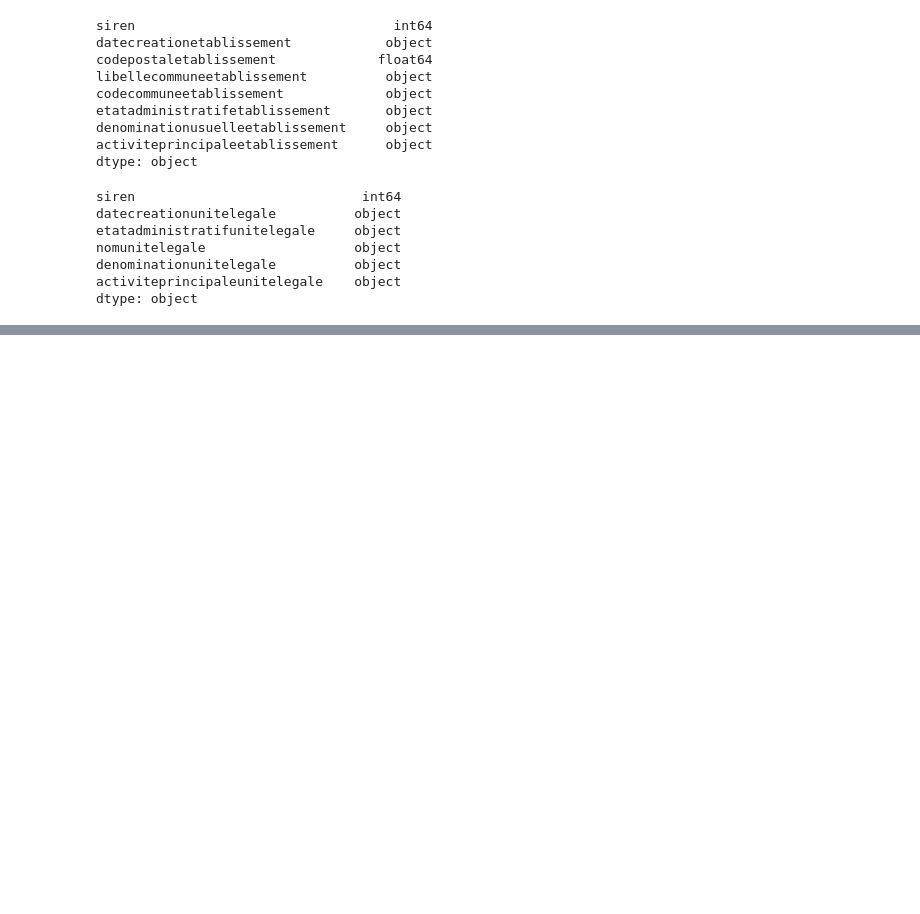
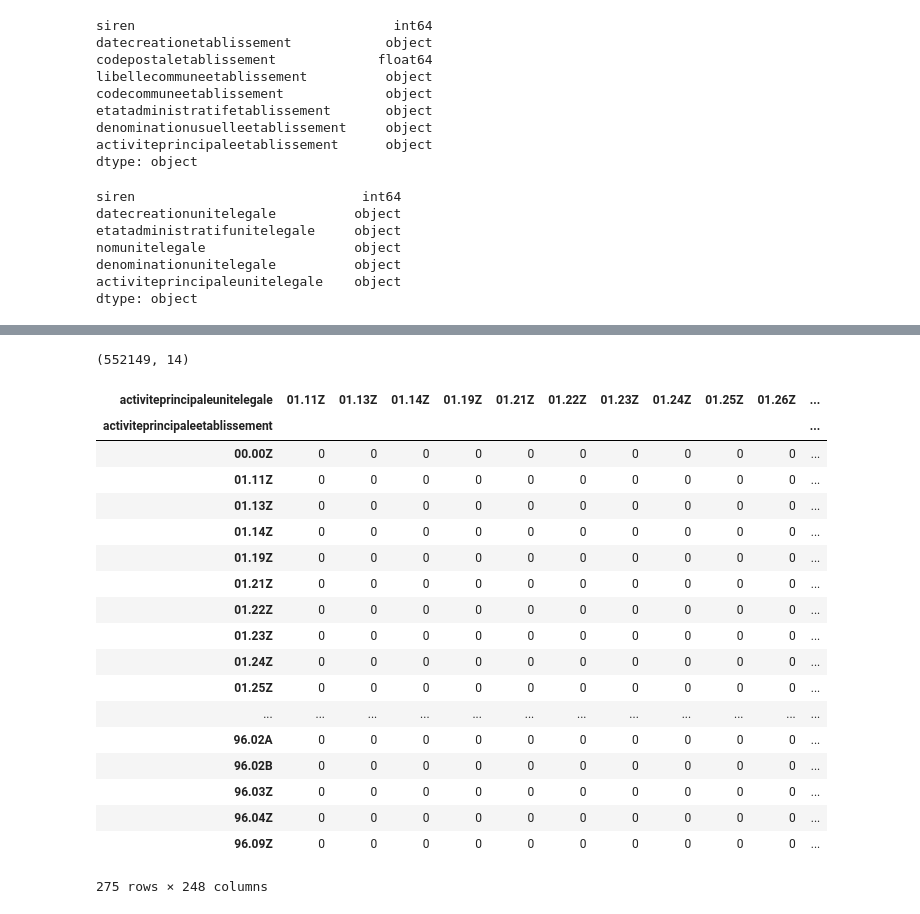
Before and after one commit to polleteloise/deserts-medicaux, a Jupyter notebook: notebooks/preparation_sirene.ipynb, the cells around one changed output, grey strips where cells are left out. Saved outputs shown, nothing was run; the diff lists cells and outputs as text; code cells hidden in the pictures; blank space fills up the shorter version.

```diff
--- a/notebooks/preparation_sirene.ipynb
+++ b/notebooks/preparation_sirene.ipynb
@@ -273,0 +297,4 @@ etab_df.shape
+# %%
+pita2.loc[(pita2.activiteprincipaleetablissement.str.startswith(ACTIVITY_CODE) ) & (pita2.activiteprincipaleunitelegale.str.startswith(ACTIVITY_CODE))].shape
+# %% [output]
+(552149, 14)
@@ -273,0 +303,22 @@ etab_df.shape
+# %%
+pd.crosstab(pita2['activiteprincipaleetablissement'], pita2['activiteprincipaleunitelegale'])
+# %% [output]
+| activiteprincipaleunitelegale | 01.11Z | 01.13Z | 01.14Z | 01.19Z | 01.21Z | 01.22Z | 01.23Z | 01.24Z | 01.25Z | 01.26Z | ... |
+| activiteprincipaleetablissement |  |  |  |  |  |  |  |  |  |  | ... |
+| 00.00Z | 0 | 0 | 0 | 0 | 0 | 0 | 0 | 0 | 0 | 0 | ... |
+| 01.11Z | 0 | 0 | 0 | 0 | 0 | 0 | 0 | 0 | 0 | 0 | ... |
+| 01.13Z | 0 | 0 | 0 | 0 | 0 | 0 | 0 | 0 | 0 | 0 | ... |
+| 01.14Z | 0 | 0 | 0 | 0 | 0 | 0 | 0 | 0 | 0 | 0 | ... |
+| 01.19Z | 0 | 0 | 0 | 0 | 0 | 0 | 0 | 0 | 0 | 0 | ... |
+| 01.21Z | 0 | 0 | 0 | 0 | 0 | 0 | 0 | 0 | 0 | 0 | ... |
+| 01.22Z | 0 | 0 | 0 | 0 | 0 | 0 | 0 | 0 | 0 | 0 | ... |
+| 01.23Z | 0 | 0 | 0 | 0 | 0 | 0 | 0 | 0 | 0 | 0 | ... |
+| 01.24Z | 0 | 0 | 0 | 0 | 0 | 0 | 0 | 0 | 0 | 0 | ... |
+| 01.25Z | 0 | 0 | 0 | 0 | 0 | 0 | 0 | 0 | 0 | 0 | ... |
+| ... | ... | ... | ... | ... | ... | ... | ... | ... | ... | ... | ... |
+| 96.02A | 0 | 0 | 0 | 0 | 0 | 0 | 0 | 0 | 0 | 0 | ... |
+| 96.02B | 0 | 0 | 0 | 0 | 0 | 0 | 0 | 0 | 0 | 0 | ... |
+| 96.03Z | 0 | 0 | 0 | 0 | 0 | 0 | 0 | 0 | 0 | 0 | ... |
+| 96.04Z | 0 | 0 | 0 | 0 | 0 | 0 | 0 | 0 | 0 | 0 | ... |
+| 96.09Z | 0 | 0 | 0 | 0 | 0 | 0 | 0 | 0 | 0 | 0 | ... |
+275 rows × 248 columns
```
Also changed, not shown: parts of 44 cells of this notebook, 1 other file.
